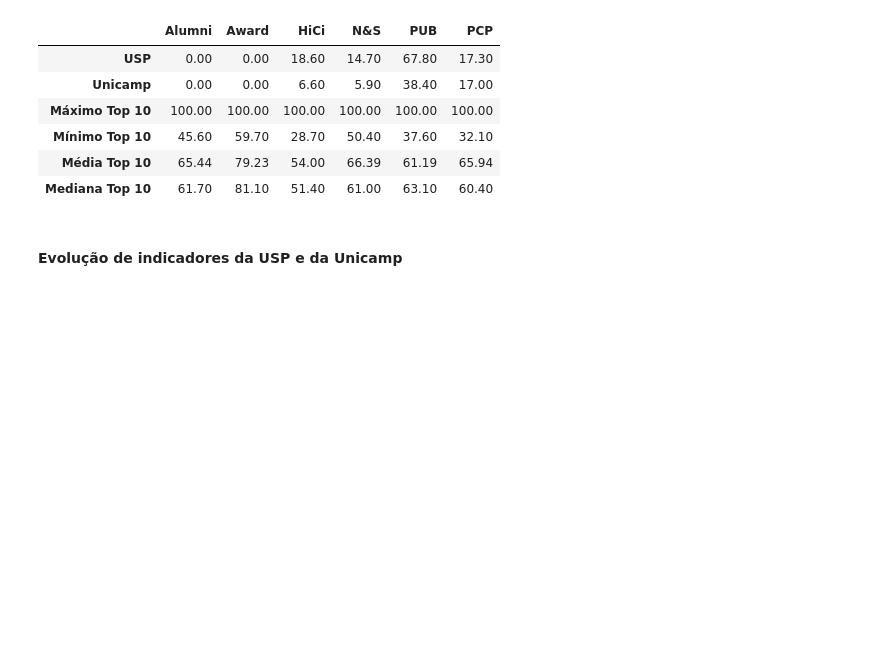
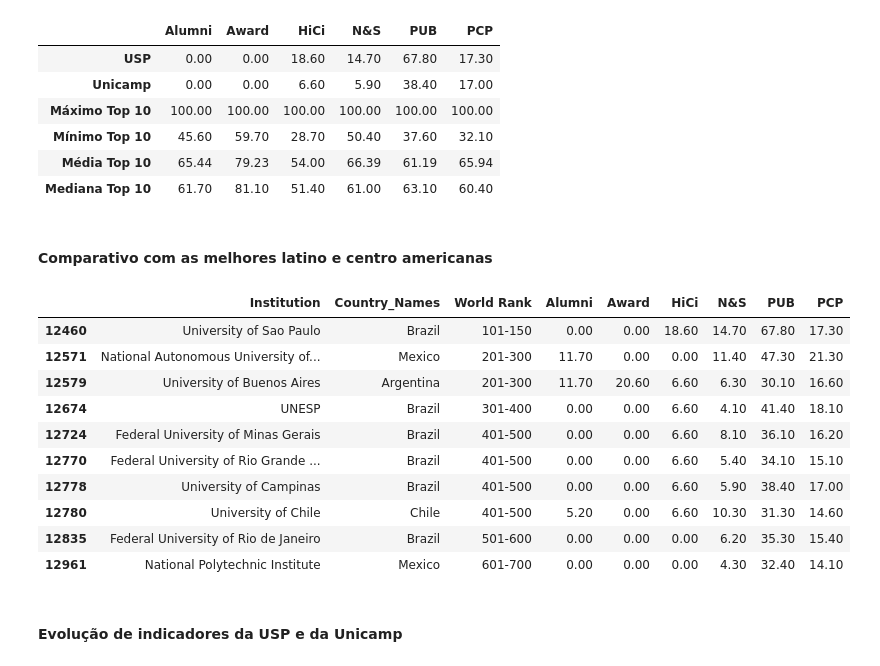
Before and after one commit to RodolfoPCruz/education_analysis, a Jupyter notebook: Shanghai World University Rankings/Shanghai Ranking.ipynb, the cells around one changed output. Cells and saved outputs as stored; diff of their text form; code cells hidden in the pictures; blank space fills up the shorter version.

Commit message:
Figuras para o readme do ranking Shanghai

```diff
--- a/Shanghai World University Rankings/Shanghai Ranking.ipynb
+++ b/Shanghai World University Rankings/Shanghai Ranking.ipynb
@@ -774,6 +758,29 @@ comparativo_usp_unicamp_top10
 | Mínimo Top 10 | 45.60 | 59.70 | 28.70 | 50.40 | 37.60 | 32.10 |
 | Média Top 10 | 65.44 | 79.23 | 54.00 | 66.39 | 61.19 | 65.94 |
 | Mediana Top 10 | 61.70 | 81.10 | 51.40 | 61.00 | 63.10 | 60.40 |
+# %% [markdown]
+#### Comparativo com as melhores latino e centro americanas
+# %%
+#Top 10 considerando somente universidade latino-americanas
+central_south_america=['Belize','Costa Rica','El Salvador','Guatemala','Honduras','Mexico', 'Nicaragua','Panama',
+    'Argentina','Bolivia','Brazil','Chile','Colombia','Ecuador','French Guiana','Guyana','Paraguay',
+    'Peru','Suriname','Uruguay','Venezuela'] #lista de países da America Central e da América do Sul
+
+
+ranking_2023_latinas=ranking_2023[ranking_2023['Country_Names'].isin(central_south_america)]
+ranking_2023_latinas.head(10)
+# %% [output]
+|  | Institution | Country_Names | World Rank | Alumni | Award | HiCi | N&S | PUB | PCP |
+| 12460 | University of Sao Paulo | Brazil | 101-150 | 0.00 | 0.00 | 18.60 | 14.70 | 67.80 | 17.30 |
+| 12571 | National Autonomous University of... | Mexico | 201-300 | 11.70 | 0.00 | 0.00 | 11.40 | 47.30 | 21.30 |
+| 12579 | University of Buenos Aires | Argentina | 201-300 | 11.70 | 20.60 | 6.60 | 6.30 | 30.10 | 16.60 |
+| 12674 | UNESP | Brazil | 301-400 | 0.00 | 0.00 | 6.60 | 4.10 | 41.40 | 18.10 |
+| 12724 | Federal University of Minas Gerais | Brazil | 401-500 | 0.00 | 0.00 | 6.60 | 8.10 | 36.10 | 16.20 |
+| 12770 | Federal University of Rio Grande ... | Brazil | 401-500 | 0.00 | 0.00 | 6.60 | 5.40 | 34.10 | 15.10 |
+| 12778 | University of Campinas | Brazil | 401-500 | 0.00 | 0.00 | 6.60 | 5.90 | 38.40 | 17.00 |
+| 12780 | University of Chile | Chile | 401-500 | 5.20 | 0.00 | 6.60 | 10.30 | 31.30 | 14.60 |
+| 12835 | Federal University of Rio de Janeiro | Brazil | 501-600 | 0.00 | 0.00 | 0.00 | 6.20 | 35.30 | 15.40 |
+| 12961 | National Polytechnic Institute | Mexico | 601-700 | 0.00 | 0.00 | 0.00 | 4.30 | 32.40 | 14.10 |
 # %% [markdown]
 #### Evolução de indicadores da USP e da Unicamp
 # %%
```
Also changed, not shown: parts of 10 cells of this notebook.
